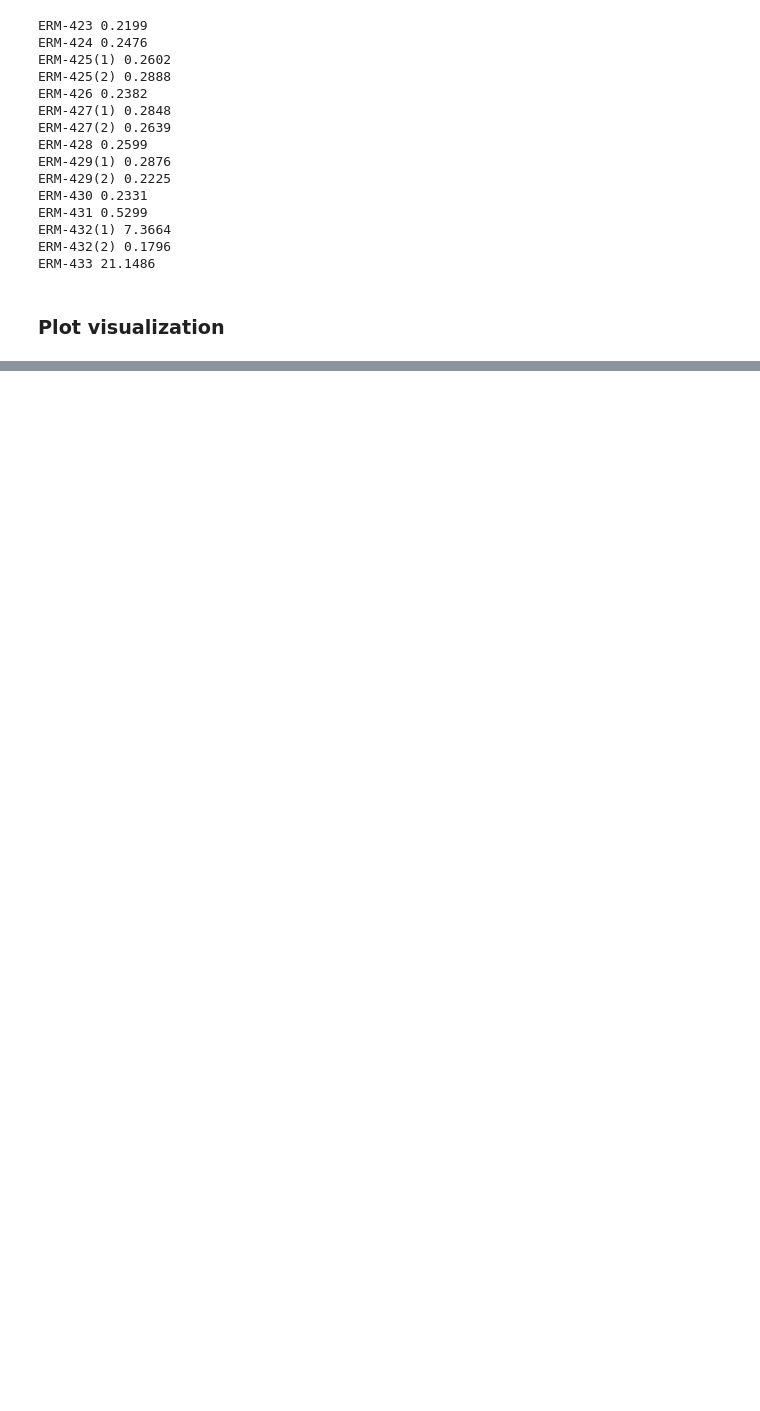
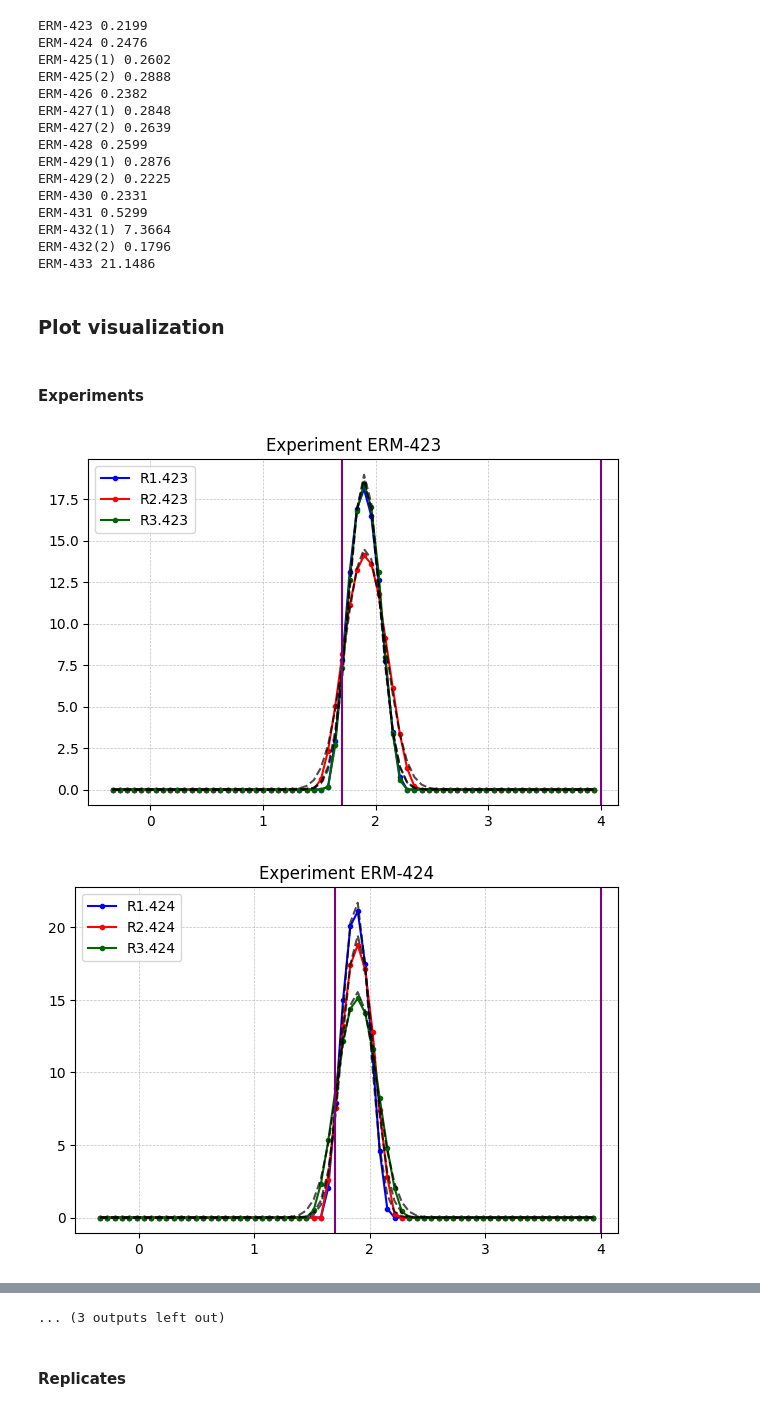
Before and after one commit to emma-reig/TFM_MuBiB_Emma-Reig, a Jupyter notebook: Convolution/Design_Expert/DLS_data_analysis.ipynb, the cells around one changed output, grey strips where cells are left out. Saved outputs shown, nothing was run; the diff lists cells and outputs as text; code cells hidden in the pictures; blank space fills up the shorter version.

```diff
--- a/Convolution/Design_Expert/DLS_data_analysis.ipynb
+++ b/Convolution/Design_Expert/DLS_data_analysis.ipynb
@@ -489,3 +391,40 @@ ERM-432(2) 0.1796
 ERM-433 21.1486
 # %% [markdown]
 ### Plot visualization
+# %% [markdown]
+#### Experiments
+# %%
+for exp in Design_Expert_Sampling_Round3.experiments:
+
+    for rep in exp.replicas:
+        if not hasattr(rep, "fitted_data"):
+            rep.fit_data()
+
+    log_x = exp.replicas[0].log_x_data
+
+    y_all = np.array([rep.y_data for rep in exp.replicas])
+
+    fit_all = np.vstack([rep.fitted_data for rep in exp.replicas])
+
+    fig, ax = plot_(log_x, y_all, fit_all)
+
+    #legend
+    lines = ax.get_lines()
+
+    n_rep = len(exp.replicas)
+
+    for i in range(n_rep):
+        lines[i].set_label(exp.replicas[i].name)
+
+    ax.legend()
+
+    mu_bounds = exp.replicas[0].mu_bounds
+    ax.axvline(mu_bounds[0], c="purple")
+    ax.axvline(mu_bounds[-1], c="purple")
+
+    ax.set_title(f"Experiment {exp.name}")
+
+    plt.show()
+# %% [output]
+[figure, added]
+[figure, added]
@@ -492,3 +441,6 @@ ERM-433 21.1486
+... (3 outputs left out)
+# %% [markdown]
+#### Replicates
 # %%
 ## Visual analysis
 # A specific experiment is searched for and executed to generate a plot and see how the data behaves with respect to the ideal
```
Also changed, not shown: parts of 20 cells of this notebook, 3 other files.
